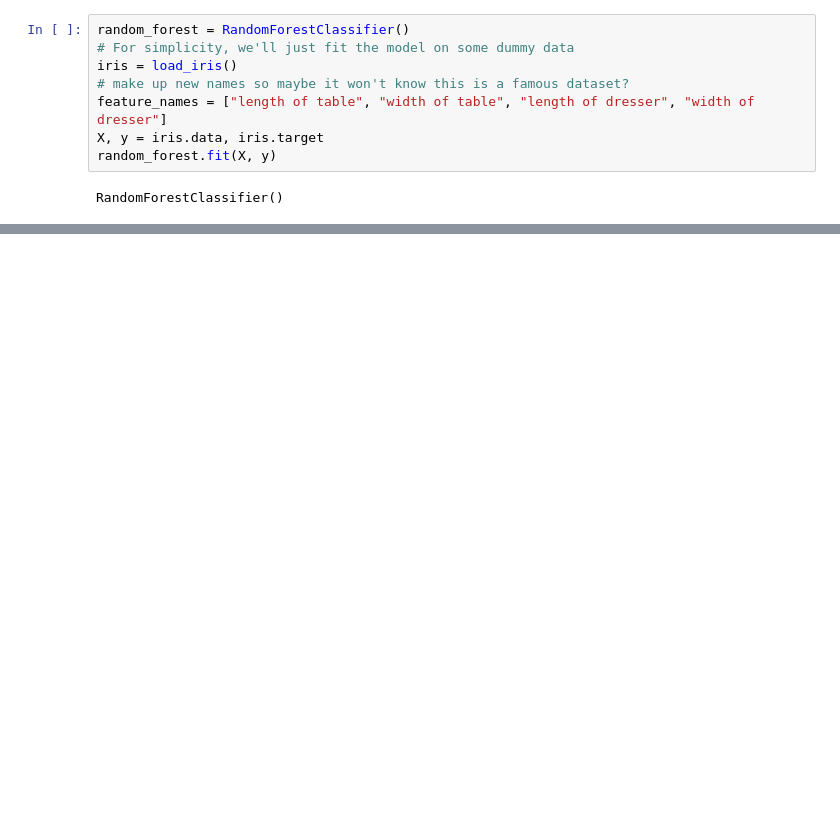
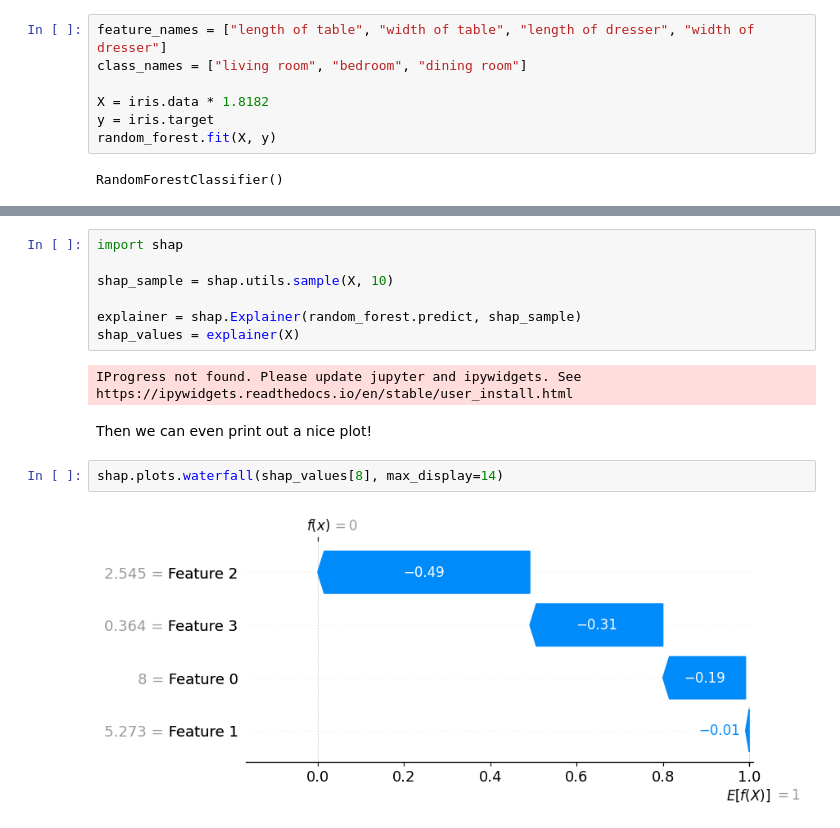
Before and after one commit to hyperprior/hierophant, a Jupyter notebook: random_forest_explanation.ipynb, the cells around one changed output, grey strips where cells are left out. Cells and saved outputs as stored; diff of their text form; blank space fills up the shorter version.

```diff
--- a/random_forest_explanation.ipynb
+++ b/random_forest_explanation.ipynb
@@ -9,10 +18,9 @@ IProgress not found. Please update jupyter and ipywidgets. See https://ipywidget
 # %%
-random_forest = RandomForestClassifier()
-# For simplicity, we'll just fit the model on some dummy data
-iris = load_iris()
-# make up new names so maybe it won't know this is a famous dataset?
 feature_names = ["length of table", "width of table", "length of dresser", "width of dresser"]
-X, y = iris.data, iris.target
+class_names = ["living room", "bedroom", "dining room"]
+
+X = iris.data * 1.8182
+y = iris.target
 random_forest.fit(X, y)
 # %% [output]
 RandomForestClassifier()
@@ -18,0 +82,15 @@ RandomForestClassifier()
+# %%
+import shap
+
+shap_sample = shap.utils.sample(X, 10)
+
+explainer = shap.Explainer(random_forest.predict, shap_sample)
+shap_values = explainer(X)
+# %% [output]
+IProgress not found. Please update jupyter and ipywidgets. See https://ipywidgets.readthedocs.io/en/stable/user_install.html
+# %% [markdown]
+Then we can even print out a nice plot!
+# %%
+shap.plots.waterfall(shap_values[8], max_display=14)
+# %% [output]
+[figure, added]
```
Also changed, not shown: parts of 23 cells of this notebook, 11 other files.
